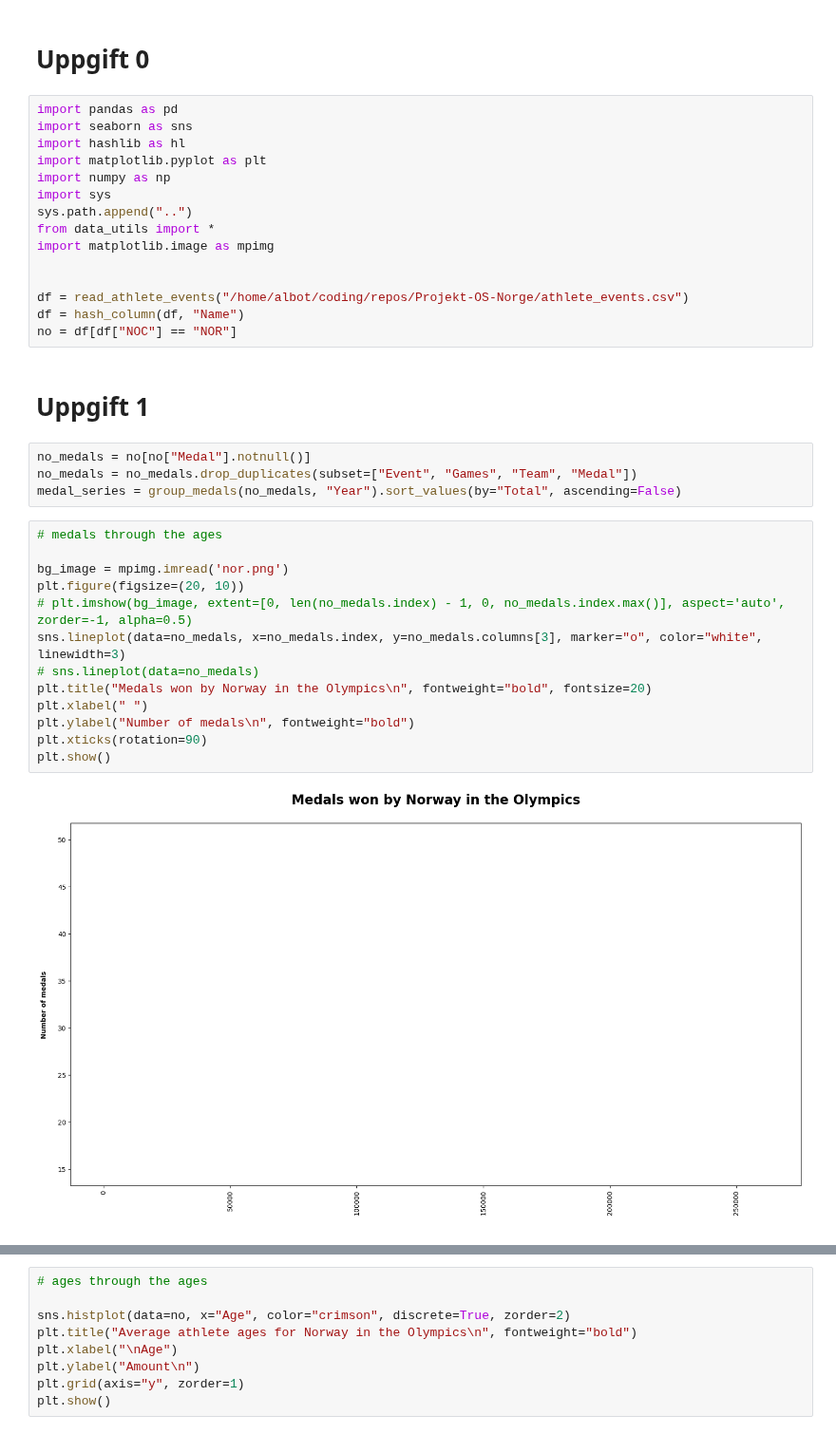
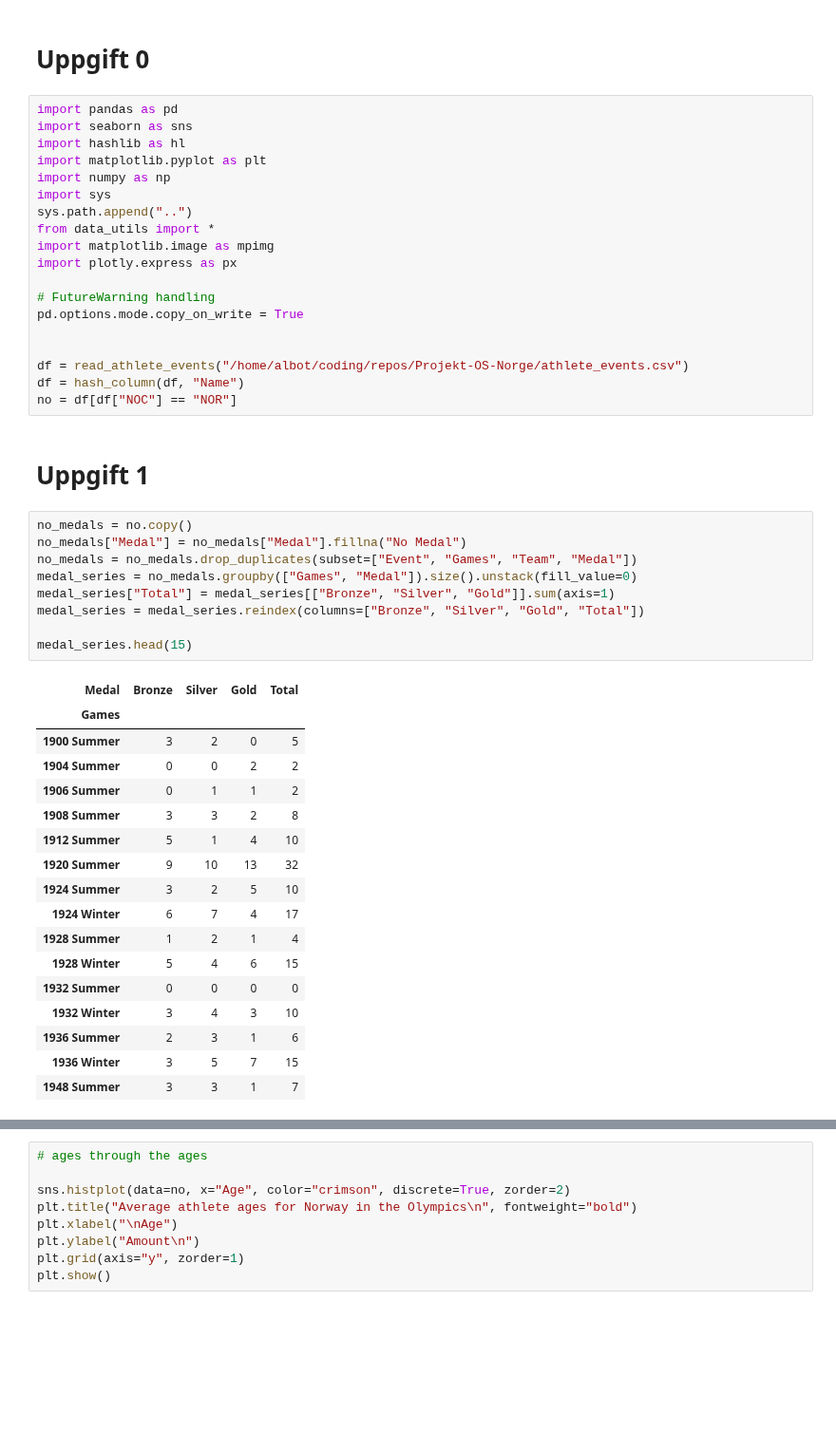
Before and after one commit to Ludwilton/Projekt-OS-Norge, a Jupyter notebook: uppgift_0/uppgift.0.ANDERS.ipynb, the cells around one changed output, grey strips where cells are left out. Shown at 95% size. Cells and saved outputs as stored; diff of their text form; blank space fills up the shorter version.

```diff
--- a/uppgift_0/uppgift.0.ANDERS.ipynb
+++ b/uppgift_0/uppgift.0.ANDERS.ipynb
@@ -10,6 +10,10 @@ import sys
 sys.path.append("..")
 from data_utils import *
 import matplotlib.image as mpimg
+import plotly.express as px
+
+# FutureWarning handling
+pd.options.mode.copy_on_write = True
 
 
 df = read_athlete_events("/home/albot/coding/repos/Projekt-OS-Norge/athlete_events.csv")
@@ -17,22 +21,30 @@ df = hash_column(df, "Name")
 no = df[df["NOC"] == "NOR"]
 # %% [markdown]
 # Uppgift 1
-# %%
-no_medals = no[no["Medal"].notnull()]
-no_medals = no_medals.drop_duplicates(subset=["Event", "Games", "Team", "Medal"])
-medal_series = group_medals(no_medals, "Year").sort_values(by="Total", ascending=False)
-# %%
-# medals through the ages
-
-bg_image = mpimg.imread('nor.png')
-plt.figure(figsize=(20, 10))
-# plt.imshow(bg_image, extent=[0, len(no_medals.index) - 1, 0, no_medals.index.max()], aspect='auto', zorder=-1, alpha=0.5)
-sns.lineplot(data=no_medals, x=no_medals.index, y=no_medals.columns[3], marker="o", color="white", linewidth=3)
-# sns.lineplot(data=no_medals)
-plt.title("Medals won by Norway in the Olympics\n", fontweight="bold", fontsize=20)
-plt.xlabel(" ")
-plt.ylabel("Number of medals\n", fontweight="bold")
-plt.xticks(rotation=90)
-plt.show()
-# %% [output]
-[figure, removed]
+# %%
+no_medals = no.copy()
+no_medals["Medal"] = no_medals["Medal"].fillna("No Medal")
+no_medals = no_medals.drop_duplicates(subset=["Event", "Games", "Team", "Medal"])
+medal_series = no_medals.groupby(["Games", "Medal"]).size().unstack(fill_value=0)
+medal_series["Total"] = medal_series[["Bronze", "Silver", "Gold"]].sum(axis=1)
+medal_series = medal_series.reindex(columns=["Bronze", "Silver", "Gold", "Total"])
+
+medal_series.head(15)
+# %% [output]
+| Medal | Bronze | Silver | Gold | Total |
+| Games |  |  |  |  |
+| 1900 Summer | 3 | 2 | 0 | 5 |
+| 1904 Summer | 0 | 0 | 2 | 2 |
+| 1906 Summer | 0 | 1 | 1 | 2 |
+| 1908 Summer | 3 | 3 | 2 | 8 |
+| 1912 Summer | 5 | 1 | 4 | 10 |
+| 1920 Summer | 9 | 10 | 13 | 32 |
+| 1924 Summer | 3 | 2 | 5 | 10 |
+| 1924 Winter | 6 | 7 | 4 | 17 |
+| 1928 Summer | 1 | 2 | 1 | 4 |
+| 1928 Winter | 5 | 4 | 6 | 15 |
+| 1932 Summer | 0 | 0 | 0 | 0 |
+| 1932 Winter | 3 | 4 | 3 | 10 |
+| 1936 Summer | 2 | 3 | 1 | 6 |
+| 1936 Winter | 3 | 5 | 7 | 15 |
+| 1948 Summer | 3 | 3 | 1 | 7 |
```
Also changed, not shown: parts of 4 cells of this notebook.
